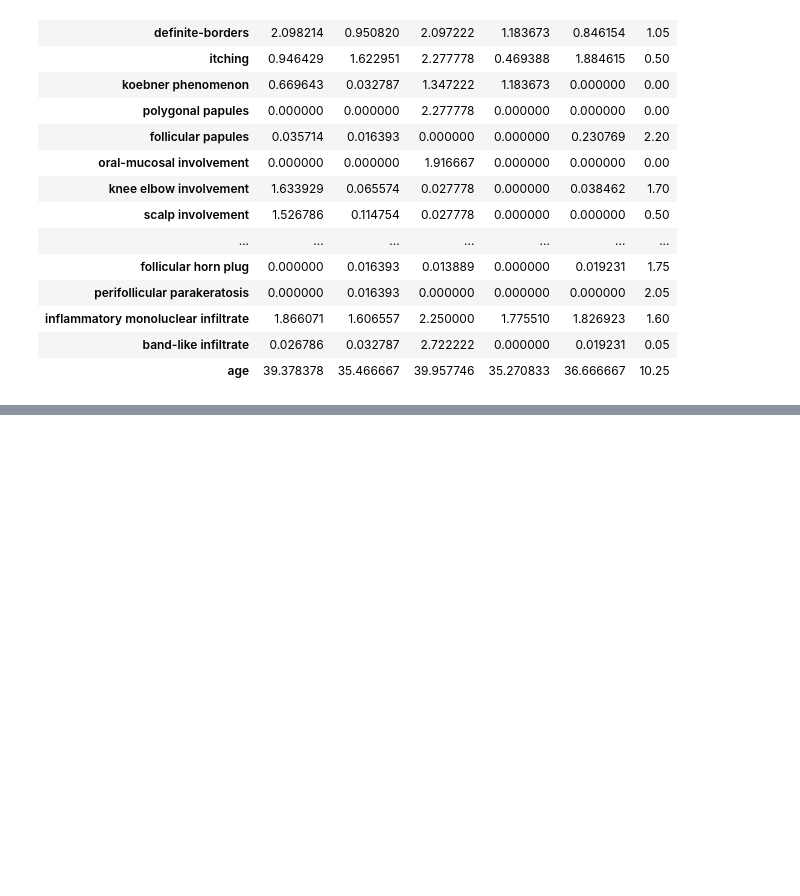
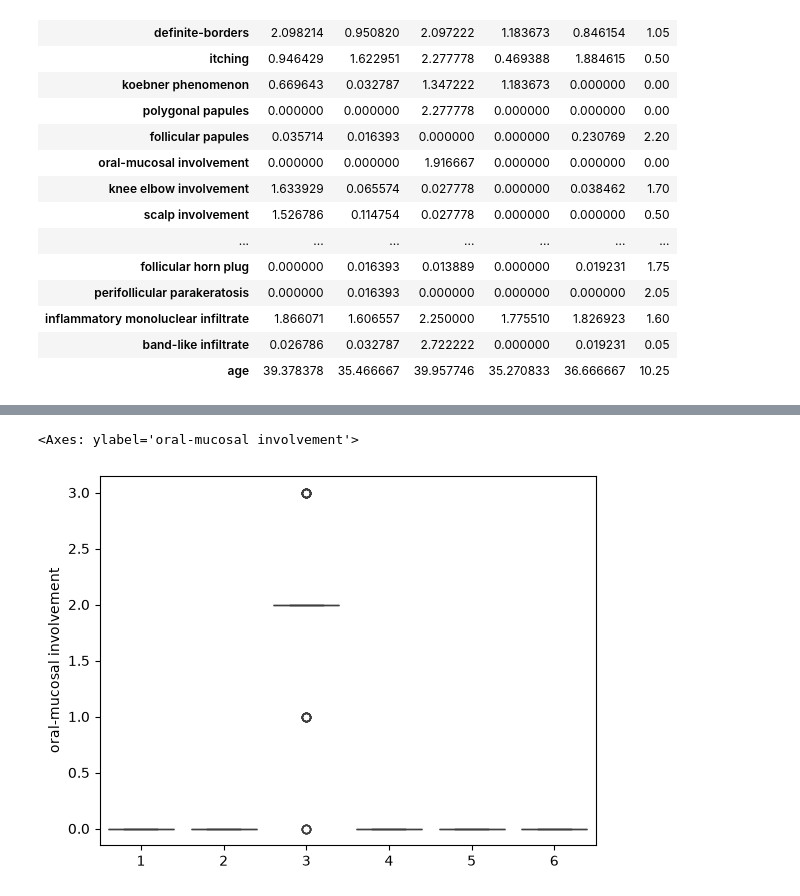
Before and after one commit to itsjohntle/dermaclf, a Jupyter notebook: notebooks/01_eda.ipynb, the cells around one changed output, grey strips where cells are left out. Drawn from its saved outputs; the diff is of its cells as text; code cells hidden in the pictures; blank space fills up the shorter version.

```diff
--- a/notebooks/01_eda.ipynb
+++ b/notebooks/01_eda.ipynb
@@ -261,0 +270,5 @@ NameError: name 'sns' is not defined
+# %%
+sns.boxplot(x=y['class'].values.ravel(), y=X['oral-mucosal involvement'])
+# %% [output]
+<Axes: ylabel='oral-mucosal involvement'>
+[figure, added]
```
Also changed, not shown: parts of 14 cells of this notebook.
